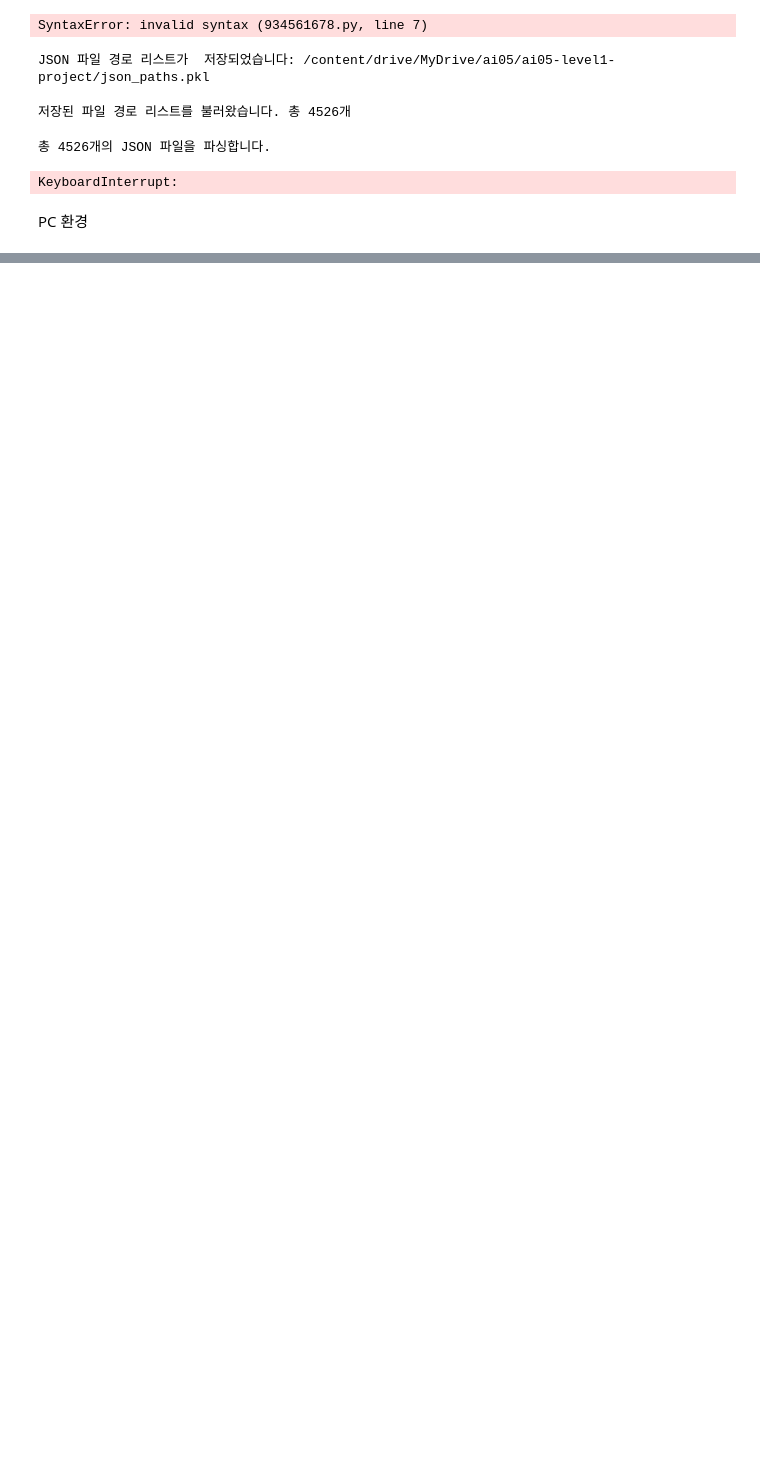
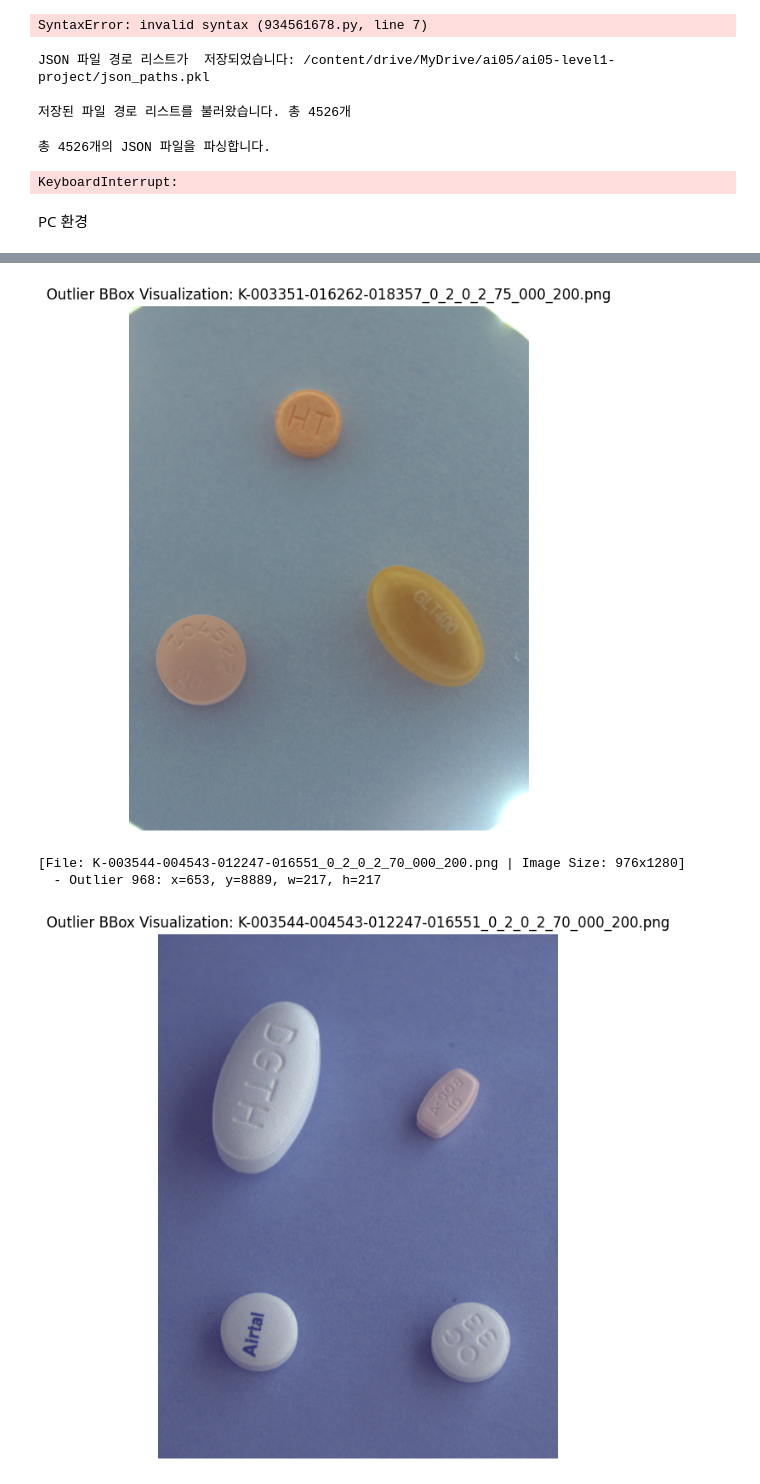
Before and after one commit to codeitteam777/codeitteam7, a Jupyter notebook: EDA.ipynb, the cells around one changed output, grey strips where cells are left out. Drawn from its saved outputs; the diff is of its cells as text; code cells hidden in the pictures; blank space fills up the shorter version.

Commit message:
:white_check_mark: json EDA 중간작업

```diff
--- a/EDA.ipynb
+++ b/EDA.ipynb
@@ -115,7 +115,7 @@ import os
 import time
 
 # Mac 로컬 환경의 데이터 기본 경로 설정
-base_data_dir = '/Users/bellboi/Documents/ai_data/ai05-level1-project'
+base_data_dir = '/Users/bellboi/data/ai05-level1-project'
 train_annotations_dir = os.path.join(base_data_dir, 'train_annotations') # train_annotations 폴더 경로
 
 json_file_paths = [] # 모든 JSON 파일의 경로를 저장할 리스트
@@ -213,0 +229,74 @@ print(f"데이터 손실률: {error_count / total_files * 100:.2f}%")
+# %%
+# @title 바운딩 박스 이상치 필터링 및 이상치 이미지 시각화
+
+import matplotlib.pyplot as plt
+import os
+import cv2
+
+
+base_image_dir = '/Users/bellboi/data/ai05-level1-project/train_images'
+
+df_temp = df.copy()
+
+# 너비높이 0 보다 작은수 필터링
+df_filtered_temp = df_temp[
+    (df_temp['bbox_w'] > 0) &
+    (df_temp['bbox_h'] > 0)
+].copy()
+
+# 바운딩박스 x y축 계산
+df_filtered_temp['bbox_x_max'] = df_filtered_temp['bbox_x'] + df_temp['bbox_w']
+df_filtered_temp['bbox_y_max'] = df_filtered_temp['bbox_y'] + df_temp['bbox_h']
+
+# 이미지 경계를 벗어나는 데이터 필터링
+df_filtered_temp = df_filtered_temp[
+    (df_filtered_temp['bbox_x_max'] <= df_filtered_temp['image_width']) &
+    (df_filtered_temp['bbox_y_max'] <= df_filtered_temp['image_height'])
+]
+
+removed_indices = df_temp.index.difference(df_filtered_temp.index)
+df_outliers = df_temp.loc[removed_indices].copy()
+outlier_files = df_outliers['image_file_name'].unique().tolist()
+
+df_original_len = len(df)
+
+print(f" 원본갯수 : {df_original_len}")
+
+num_outlier_files = len(outlier_files)
+print(f"바운딩 박스가 이상한 json 파일: {num_outlier_files} 개")
+
+MAX_VISUALIZE = 5
+
+for i, file_name in enumerate(outlier_files):
+    if i >= MAX_VISUALIZE:
+        break
+
+    image_path = os.path.join(base_image_dir, file_name)
+
+    if not os.path.exists(image_path):
+        print(f"Warning: Image file not found at path: {image_path}")
+        continue
+
+    image = cv2.imread(image_path)
+
+    if image is None:
+        print(f"Warning: Could not load image file: {image_path}")
+        continue
+
+    outlier_bboxes = df_outliers[df_outliers['image_file_name'] == file_name]
+
+    print(f"\n[File: {file_name} | Image Size: {image.shape[1]}x{image.shape[0]}]")
+
+    for index , row in outlier_bboxes.iterrows():
+        x, y, w, h = int(row['bbox_x']), int(row['bbox_y']), int(row['bbox_w']), int(row['bbox_h'])
+        print(f"  - Outlier {index}: x={x}, y={y}, w={w}, h={h}")
+        cv2.rectangle(image, (x, y), (x + w, y + h), (0, 0, 255), 2)
+
+    image_rgb = cv2.cvtColor(image, cv2.COLOR_BGR2RGB)
+
+    plt.figure(figsize=(8, 8))
+    plt.imshow(image_rgb)
+    plt.title(f"Outlier BBox Visualization: {file_name}", fontsize=12)
+    plt.axis('off')
+    plt.show()
+# %% [output]
@@ -213,0 +308,4 @@ print(f"데이터 손실률: {error_count / total_files * 100:.2f}%")
+[figure, added]
+[File: K-003544-004543-012247-016551_0_2_0_2_70_000_200.png | Image Size: 976x1280]
+  - Outlier 968: x=653, y=8889, w=217, h=217
+[figure, added]
```
Also changed, not shown: parts of 5 cells of this notebook, 1 other file.
